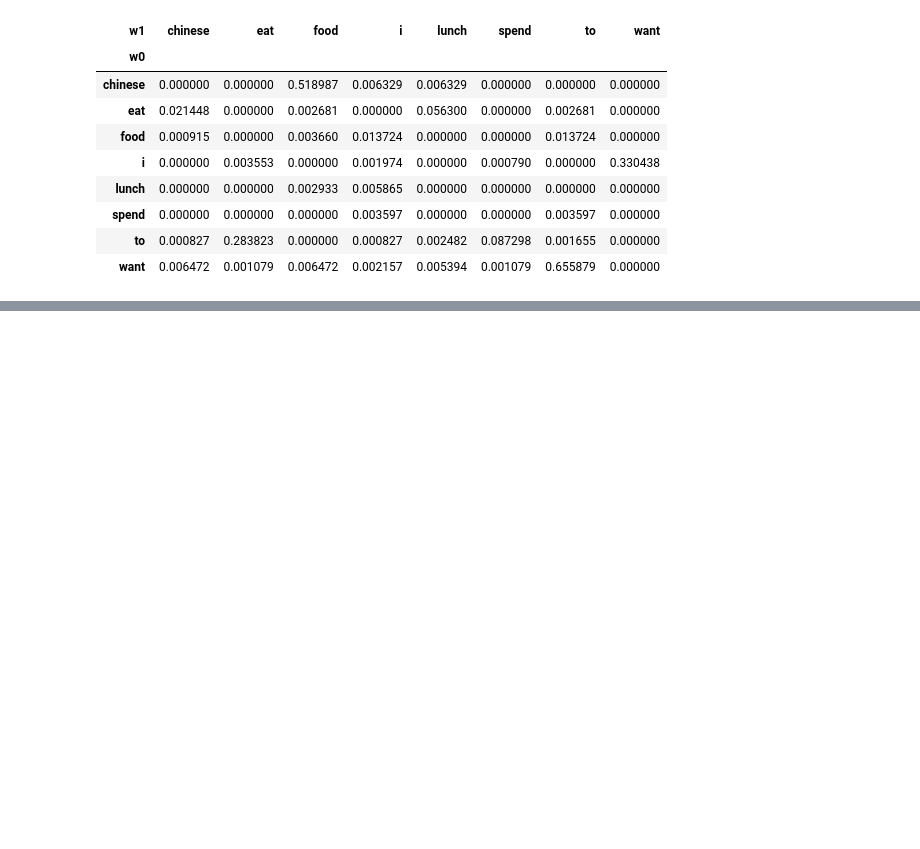
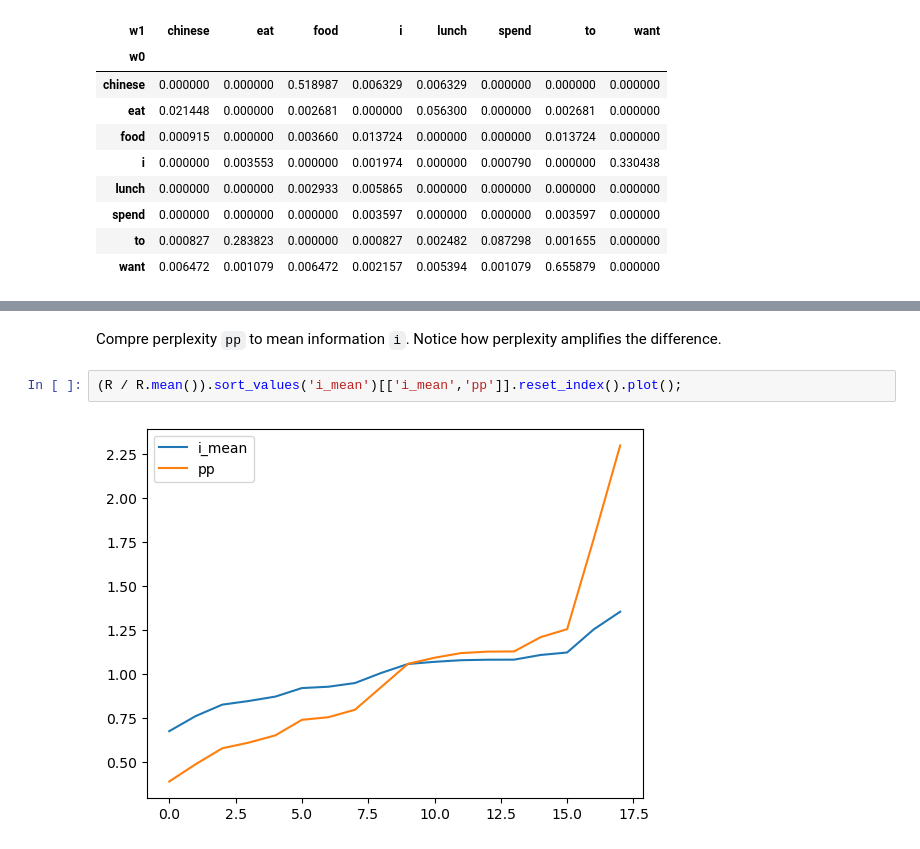
Before and after one commit to ontoligent/DS5001-2023-01-R, a Jupyter notebook: lessons/M03_LanguageModels/M03_02_SimpleLangModel.ipynb, the cells around one changed output, grey strips where cells are left out. Drawn from its saved outputs; the diff is of its cells as text; blank space fills up the shorter version.

```diff
--- a/lessons/M03_LanguageModels/M03_02_SimpleLangModel.ipynb
+++ b/lessons/M03_LanguageModels/M03_02_SimpleLangModel.ipynb
@@ -188,0 +258,6 @@ df3.loc['i','want']
+# %% [markdown]
+Compre perplexity `pp` to mean information `i`. Notice how perplexity amplifies the difference.
+# %%
+(R / R.mean()).sort_values('i_mean')[['i_mean','pp']].reset_index().plot();
+# %% [output]
+[figure, added]
```
Also changed, not shown: parts of 26 cells of this notebook.
